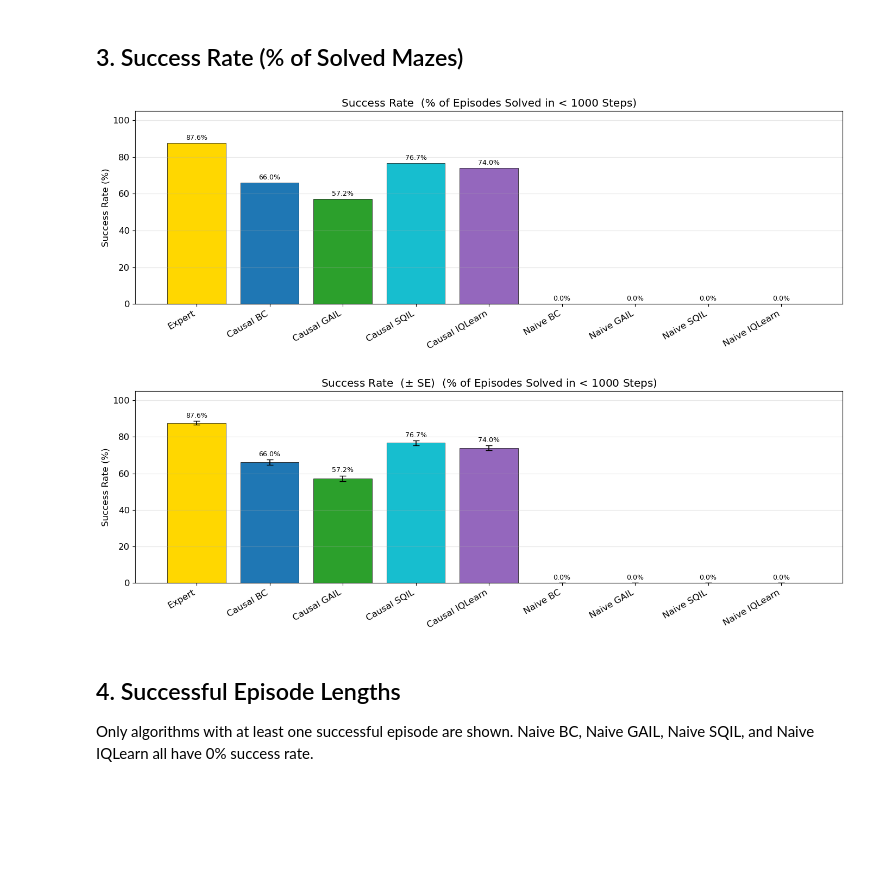
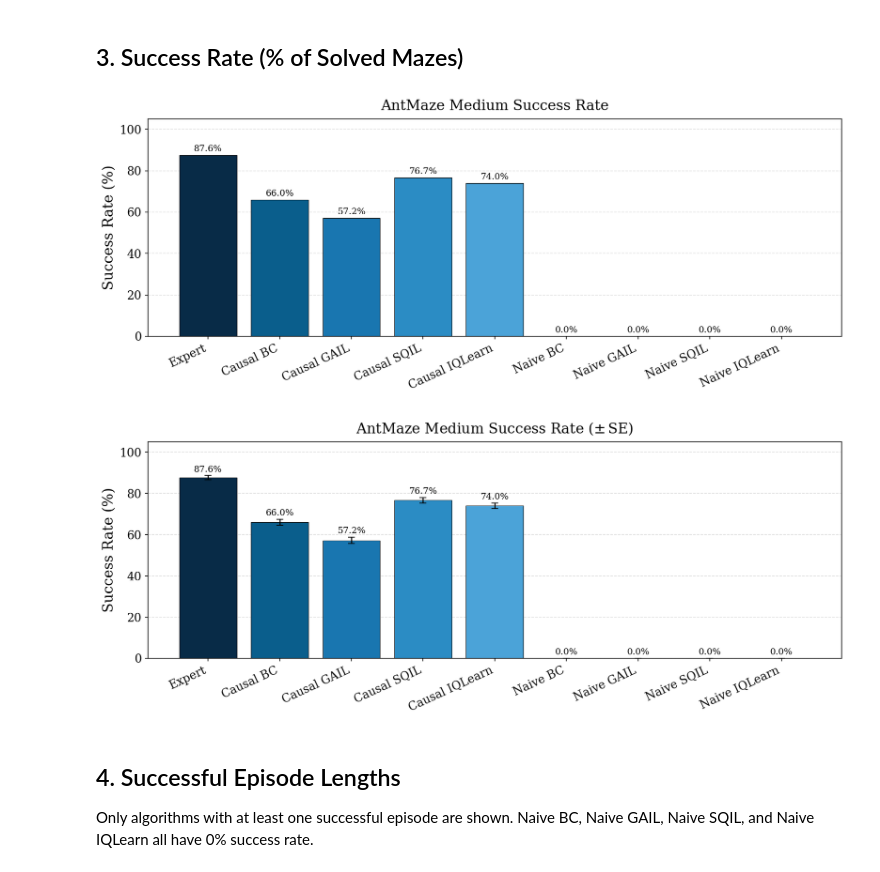
Before and after one commit to CausalAILab/Causal-RL, a Jupyter notebook: examples/experiments/plots.ipynb, the cells around one changed output. Cells and saved outputs as stored; diff of their text form; code cells hidden in the pictures; blank space fills up the shorter version.

```diff
--- a/examples/experiments/plots.ipynb
+++ b/examples/experiments/plots.ipynb
@@ -160,17 +169,16 @@ norm_std  = std_rewards / abs(expert_return - worst_return)
 # %%
-# Normalized E[Y] without std
-fig, ax = plt.subplots(figsize=(14, 5))
-bars = ax.bar(x, norm_mean, color=colors, edgecolor='black', linewidth=0.5)
+fig, ax = plt.subplots(figsize=(12, 5))
+bars = ax.bar(x, norm_mean, color=colors, edgecolor='black', linewidth=0.6)
 ax.set_xticks(x)
-ax.set_xticklabels(algorithms, rotation=30, ha='right')
-ax.set_ylabel('Normalized E[Y]')
-ax.set_title('Normalized Mean Episode Return  (0 = worst, 1 = expert)')
-ax.axhline(y=1.0, color='grey', linewidth=0.8, linestyle='--', label='Expert level')
-for i, v in enumerate(norm_mean):
-    ax.text(i, v + 0.01, f'{v:.2f}', ha='center', va='bottom', fontsize=9)
-ax.set_ylim(0, 1.15)
-ax.grid(axis='y', alpha=0.3)
-ax.legend()
+ax.set_xticklabels(algorithms, rotation=25, ha='right')
+ax.set_ylabel('Normalized $\\mathbb{E}[Y]$')
+ax.set_title('AntMaze Medium Normalized Mean Episode Return', pad=10)
+for bar, v in zip(bars, norm_mean):
+    ax.text(bar.get_x() + bar.get_width()/2, v + 2, f'{v:.1f}',
+            ha='center', va='bottom', fontsize=10)
+ax.yaxis.grid(True, linestyle='--', alpha=0.4)
+ax.set_axisbelow(True)
 plt.tight_layout()
+fig.savefig(f'{PLOTS_DIR}/antmed_normalized_return.pdf', dpi=300, bbox_inches='tight')
 plt.show()
 # %% [output]
@@ -196,39 +202,43 @@ plt.show()
 # %% [markdown]
 ## 3. Success Rate (% of Solved Mazes)
 # %%
-# Success rate without std error
-fig, ax = plt.subplots(figsize=(14, 5))
-bars = ax.bar(x, success_rates, color=colors, edgecolor='black', linewidth=0.5)
+fig, ax = plt.subplots(figsize=(12, 5))
+bars = ax.bar(x, success_rates, color=colors, edgecolor='black', linewidth=0.6)
 ax.set_xticks(x)
-ax.set_xticklabels(algorithms, rotation=30, ha='right')
+ax.set_xticklabels(algorithms, rotation=25, ha='right')
 ax.set_ylabel('Success Rate (%)')
-ax.set_title('Success Rate  (% of Episodes Solved in < 1000 Steps)')
-for i, v in enumerate(success_rates):
-    ax.text(i, v + 1.0, f'{v:.1f}%', ha='center', va='bottom', fontsize=9)
+ax.set_title('AntMaze Medium Success Rate', pad=10)
+for bar, v in zip(bars, success_rates):
+    ax.text(bar.get_x() + bar.get_width()/2, v + 1.0, f'{v:.1f}%',
+            ha='center', va='bottom', fontsize=10)
 ax.set_ylim(0, 105)
-ax.grid(axis='y', alpha=0.3)
+ax.yaxis.grid(True, linestyle='--', alpha=0.4)
+ax.set_axisbelow(True)
 plt.tight_layout()
+fig.savefig(f'{PLOTS_DIR}/antmed_success_rate.pdf', dpi=300, bbox_inches='tight')
 plt.show()
 # %% [output]
-[figure, old version]
+[figure, new version]
 # %%
-# Success rate with std error
-fig, ax = plt.subplots(figsize=(14, 5))
+fig, ax = plt.subplots(figsize=(12, 5))
 bars = ax.bar(x, success_rates, yerr=success_se, capsize=4,
-              color=colors, edgecolor='black', linewidth=0.5,
-              error_kw={'linewidth': 1.2})
+              color=colors, edgecolor='black', linewidth=0.6,
+              error_kw={'linewidth': 1.2, 'capthick': 1.0})
 ax.set_xticks(x)
-ax.set_xticklabels(algorithms, rotation=30, ha='right')
+ax.set_xticklabels(algorithms, rotation=25, ha='right')
 ax.set_ylabel('Success Rate (%)')
-ax.set_title('Success Rate  ($\\pm$ SE)  (% of Episodes Solved in < 1000 Steps)')
-for i, (v, se) in enumerate(zip(success_rates, success_se)):
-    ax.text(i, v + se + 1.0, f'{v:.1f}%', ha='center', va='bottom', fontsize=9)
+ax.set_title('AntMaze Medium Success Rate ($\\pm\\,$SE)', pad=10)
+for bar, v, se in zip(bars, success_rates, success_se):
+    ax.text(bar.get_x() + bar.get_width()/2, v + se + 1.0, f'{v:.1f}%',
+            ha='center', va='bottom', fontsize=10)
 ax.set_ylim(0, 105)
-ax.grid(axis='y', alpha=0.3)
+ax.yaxis.grid(True, linestyle='--', alpha=0.4)
+ax.set_axisbelow(True)
 plt.tight_layout()
+fig.savefig(f'{PLOTS_DIR}/antmed_success_rate_with_se.pdf', dpi=300, bbox_inches='tight')
 plt.show()
 # %% [output]
-[figure, old version]
+[figure, new version]
 # %% [markdown]
 ## 4. Successful Episode Lengths
 
```
Also changed, not shown: parts of 11 cells of this notebook, 44 other files.
